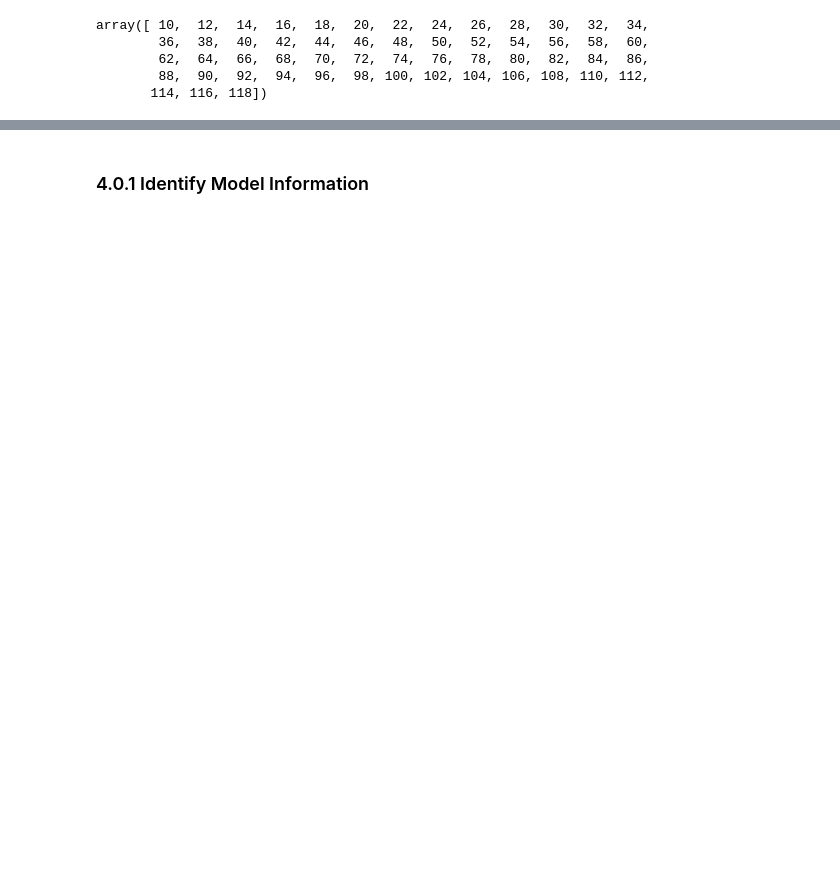
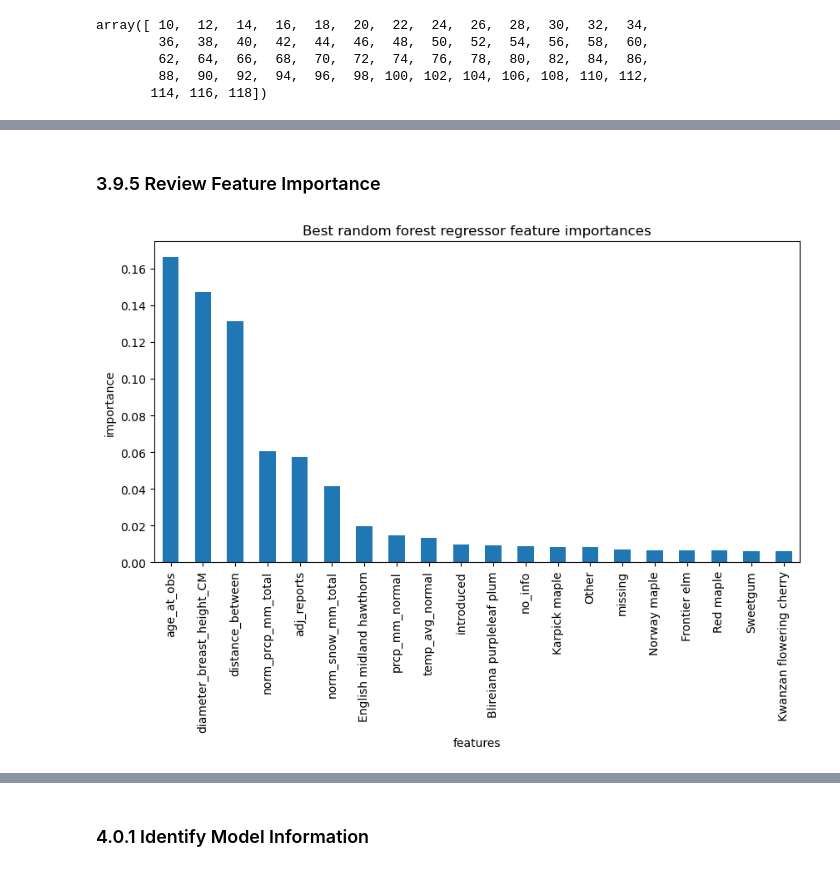
Before and after one commit to BrettlyCD/seattle-trees-project, a Jupyter notebook: notebooks/03_preproc_and_train.ipynb, the cells around one changed output, grey strips where cells are left out. Saved outputs shown, nothing was run; the diff lists cells and outputs as text; code cells hidden in the pictures; blank space fills up the shorter version.

```diff
--- a/notebooks/03_preproc_and_train.ipynb
+++ b/notebooks/03_preproc_and_train.ipynb
@@ -758,0 +767,12 @@ plt.show()
+# %%
+#list out our different params
+n_estimators = [int(x) for x in np.linspace(start = 100, stop = 1000, num = 10)] #number of trees in the forest
+min_samples_split = [2,5,10] #min samples required to split a node
+min_samples_leaf = [1,2,4] #min samples at each leaf node
+
+#Create random grid
+rand_grid2 = {'n_estimators': n_estimators,
+               'min_samples_split': min_samples_split,
+               'min_samples_leaf': min_samples_leaf}
+
+print(rand_grid2)
@@ -758,0 +783,11 @@ plt.show()
+# %%
+#Runs slow
+
+#Initiate the model
+rf2 = RandomForestClassifier(max_depth=48)
+
+#Random Search Cross-Val
+rf_rand2 = RandomizedSearchCV(estimator=rf2, param_distributions=rand_grid2, n_iter=10, cv=5, verbose=2, random_state=42) #sample 50 param settings, 5 fold cross-val, computation time display
+
+#fit the model on the non-scaled data
+rf_rand2.fit(X_res_transformed, y_res)
@@ -758,0 +827,13 @@ plt.show()
+# %%
+#Run a fit with those params and view more details scoring
+
+#setup model using best params, but prune trees
+rf_final = RandomForestClassifier(n_estimators=100, min_samples_split=2, min_samples_leaf=1, max_features='sqrt', max_depth=48, bootstrap=True, random_state=42)
+
+#fit model
+rf_final.fit(X_res_transformed, y_res)
+
+#review scores
+print(f'Accuracy on training data: {accuracy_score(rf_final.predict(X_res_transformed), y_res):.2f}')
+print("Classification Report for Training Data")
+print(classification_report(y_res, rf_final.predict(X_res_transformed)))
@@ -758,0 +886,12 @@ plt.show()
+# %% [markdown]
+### 3.9.5 Review Feature Importance
+# %%
+plt.subplots(figsize=(10, 5))
+imps = rf_rand2.best_estimator_.feature_importances_
+rf_feat_imps = pd.Series(imps, index=X_res_transformed.columns).sort_values(ascending=False)[:20]
+rf_feat_imps.plot(kind='bar')
+plt.xlabel('features')
+plt.ylabel('importance')
+plt.title('Best random forest regressor feature importances');
+# %% [output]
+[figure, added]
```
Also changed, not shown: parts of 26 cells of this notebook.
